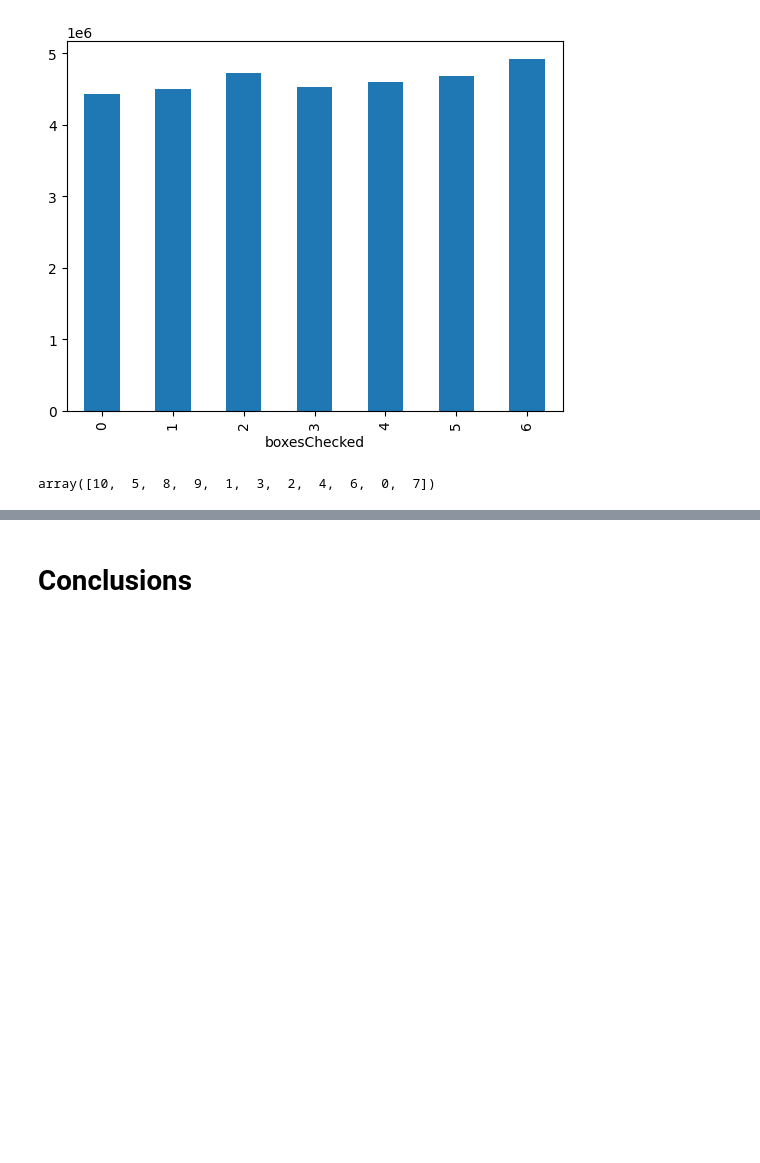
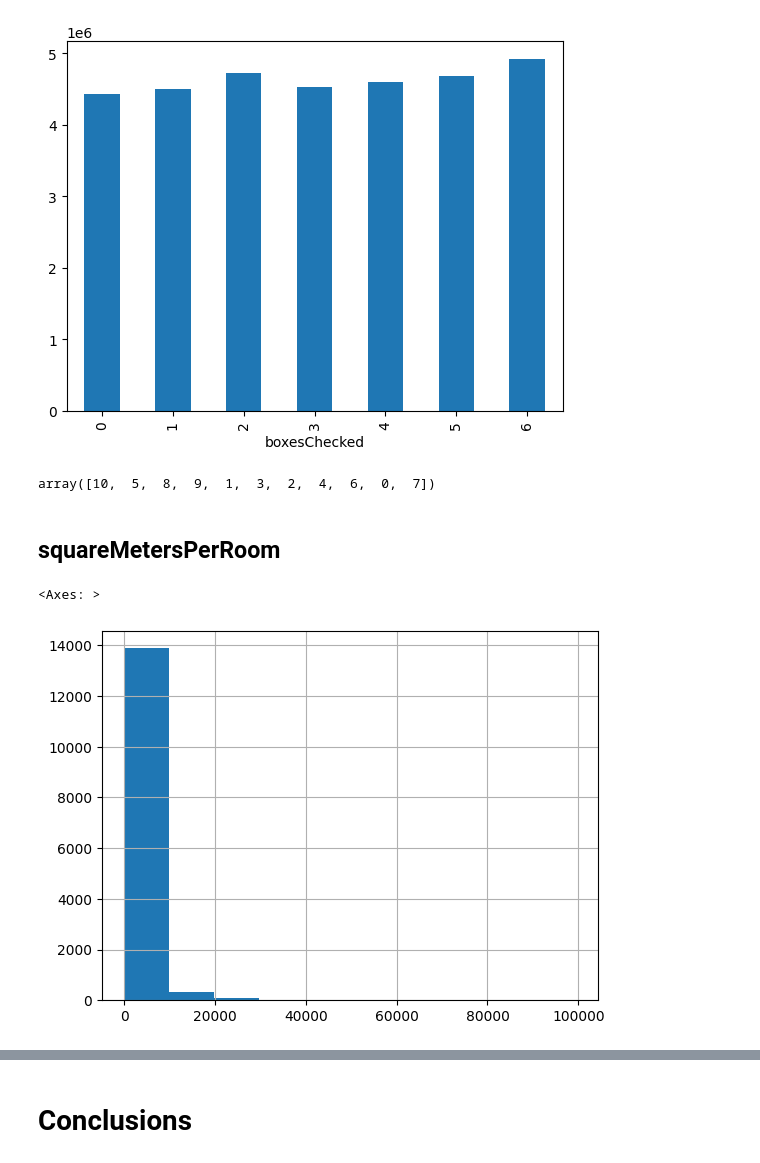
Before and after one commit to PashaIanko/Kaggle.ParisHousingPrices, a Jupyter notebook: 1_data_exploration.ipynb, the cells around one changed output, grey strips where cells are left out. Drawn from its saved outputs; the diff is of its cells as text; code cells hidden in the pictures; blank space fills up the shorter version.

Commit message:
Found insight in squareMetersPerRoom

```diff
--- a/1_data_exploration.ipynb
+++ b/1_data_exploration.ipynb
@@ -939,3 +939,12 @@ df_train.groupby('boxesChecked')['price'].aggregate('mean').plot(kind='bar')
 df_train.hasGuestRoom.unique()
 # %% [output]
 array([10,  5,  8,  9,  1,  3,  2,  4,  6,  0,  7])
+# %% [markdown]
+## squareMetersPerRoom
+# %%
+df_train['squareMetersPerRoom'] = df_train['squareMeters'] / df_train['numberOfRooms']
+# %%
+df_train['squareMetersPerRoom'].hist()
+# %% [output]
+<Axes: >
+[figure, added]
```
Also changed, not shown: parts of 3 cells of this notebook.
